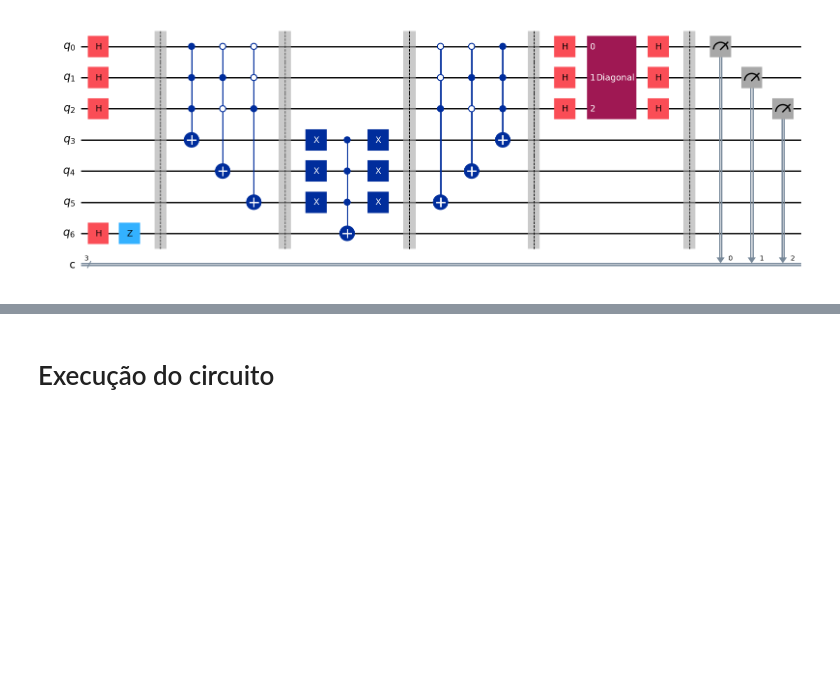
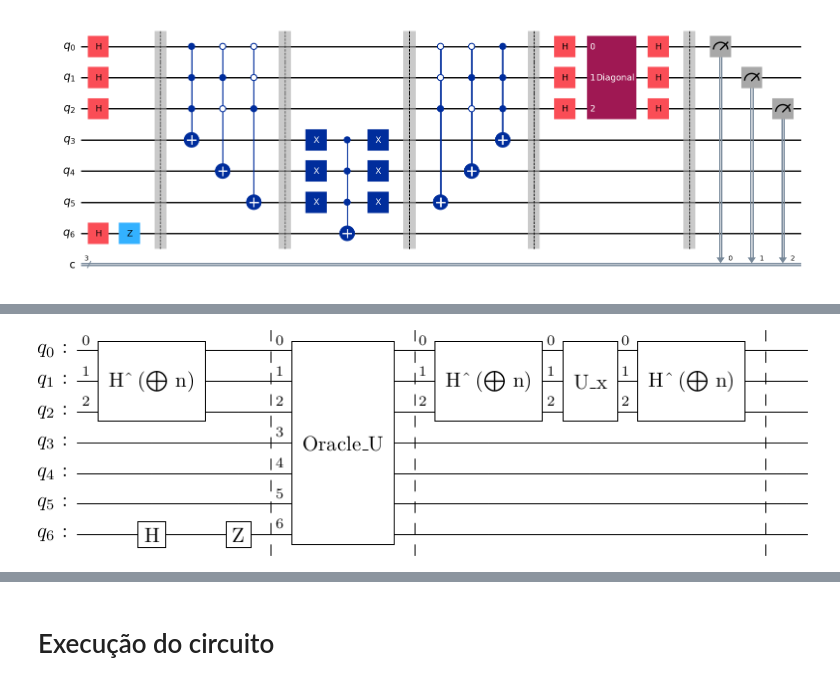
Before and after one commit to gabrielms201/Quantum-Implementation-For-SAT-Problem-Solving, a Jupyter notebook: NoteBooks/3-SAT.ipynb, the cells around one changed output, grey strips where cells are left out. Drawn from its saved outputs; the diff is of its cells as text; code cells hidden in the pictures; blank space fills up the shorter version.

Commit message:
add diagrama

```diff
--- a/NoteBooks/3-SAT.ipynb
+++ b/NoteBooks/3-SAT.ipynb
@@ -117,7 +118,7 @@ def convertDiagonal(number, qubits):
     aux[number] = -1
     return aux
 
-def GetDiagonal(oracle):
+def GetDiagonal():
   # Montagem da diagonal
   qubit_qtd = 3
   allQbits = [i for i in range(qubit_qtd)]
@@ -198,0 +202,92 @@ sat_problem.draw("mpl")
+# %%
+# Using Our Grover Operator
+# Please install a tex distro having qcircuit package installed before running this piece of code
+
+def GetDifuserAsGate():
+  qr = QuantumRegister(3, name="State")
+  qc = QuantumCircuit(qr)
+  qc.name = "U_x"
+
+  #Aplica a diagonal
+  qc.compose(
+      GetDiagonal(),qubits=[0,1,2], inplace=True
+  )
+  return qc
+
+def GetHadamartAsGate():
+    qreg_q = QuantumRegister(3, 'q')
+    qc = QuantumCircuit(qreg_q, name = "H{^ (\\bigoplus n)}")
+    qc.h(0)
+    qc.h(1)
+    qc.h(2)
+
+    # qc.compose(oracle, inplace=True)
+    return qc
+
+def GetOracleAsGate():
+  qreg_q = QuantumRegister(7, 'q')
+  qc = QuantumCircuit(qreg_q, name = "Oracle_U")
+
+  qc.h(6)
+  qc.z(6)
+  # (~A | ~B | ~C)
+  qc.append(CXGate().control(num_ctrl_qubits=2, ctrl_state='11'), [0,1,2,3])
+  # (A | ~B | C)
+  qc.append(CXGate().control(num_ctrl_qubits=2, ctrl_state='00'), [0,2,1,4])
+  # (A | B | ~C)
+  qc.append(CXGate().control(num_ctrl_qubits=2, ctrl_state='00'), [0,1,2,5])
+
+  # Meio
+  qc.x(qreg_q[3])
+  qc.x(qreg_q[4])
+  qc.x(qreg_q[5])
+  qc.append(CXGate().control(num_ctrl_qubits=2, ctrl_state='11'), [3,4,5,6])
+  qc.x(qreg_q[3])
+  qc.x(qreg_q[4])
+  qc.x(qreg_q[5])
+
+  # Espelho (A | B | ~C)
+  qc.append(CXGate().control(num_ctrl_qubits=2, ctrl_state='00'), [0,1,2,5])
+
+  # Espelho  (A | ~B | C)
+  qc.append(CXGate().control(num_ctrl_qubits=2, ctrl_state='00'), [0,2,1,4])
+
+  # Espelho  (~A | ~B | ~C)
+  qc.append(CXGate().control(num_ctrl_qubits=2, ctrl_state='11'), [0,1,2,3])
+
+  # Barreira
+  return qc.to_gate()
+
+diagram = QuantumCircuit(7, name=f"Diagram for our 3-sat problem")
+
+# HAdamart Zed
+diagram.h(6)
+diagram.z(6)
+
+#Hadamart
+hadamartDiagram = GetHadamartAsGate()
+diagram.append(hadamartDiagram, range(3))
+diagram.barrier()
+
+# Oracle
+oracleDiagram = GetOracleAsGate()
+diagram.append(oracleDiagram, range(7))
+diagram.barrier()
+
+#Hadamart
+diagram.append(hadamartDiagram, range(3))
+
+#Difuser
+difuserDiagram = GetDifuserAsGate()
+diagram.append(difuserDiagram, range(3))
+
+#Hadamart
+diagram.append(hadamartDiagram, range(3))
+diagram.barrier()
+
+
+
+
+diagram.draw("latex")
+# %% [output]
+[figure, added]
```
Also changed, not shown: parts of 8 cells of this notebook, 1 other file.
